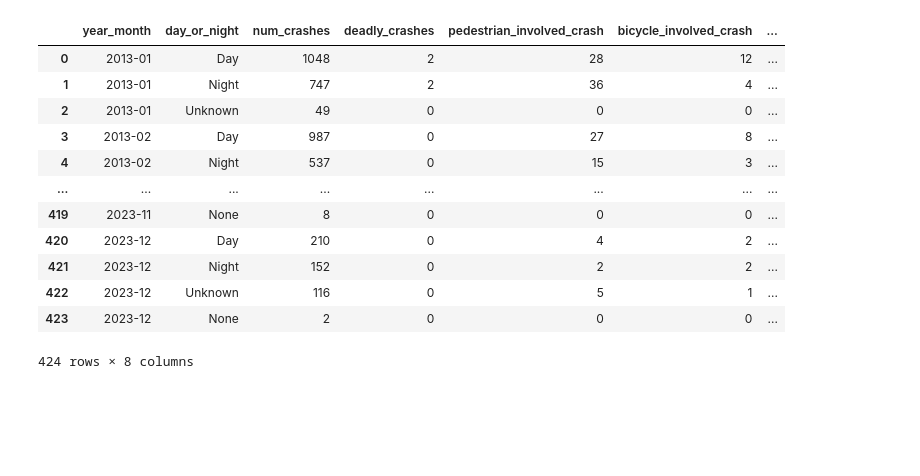
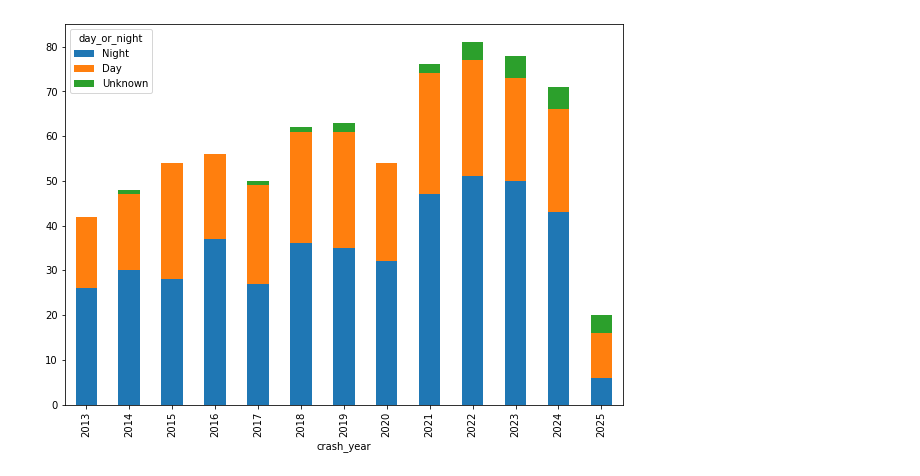
Before and after one commit to devinbrady/denver-street-data, a Jupyter notebook: notebooks/Day_vs_Night.ipynb, the cells around one changed output. Cells and saved outputs as stored; diff of their text form; code cells hidden in the pictures; blank space fills up the shorter version.

Commit message:
Crash notes

```diff
--- a/notebooks/Day_vs_Night.ipynb
+++ b/notebooks/Day_vs_Night.ipynb
@@ -48,0 +72,10 @@ crashes_by_year_month_long = pd.read_sql(query, cda.conn)
+# %%
+crashes_day_night = pd.pivot_table(
+    data=crashes_by_year_month_long
+    , columns='day_or_night'
+    , index='crash_year'
+    , values='deadly_crashes'
+    , aggfunc=sum
+    , fill_value=0
+)
+crashes_day_night
@@ -49,16 +98,6 @@ crashes_by_year_month_long = pd.read_sql(query, cda.conn)
 # %%
-crashes_by_year_month_long
+fig, ax = plt.subplots(figsize=(10,7))
+
+_ = crashes_day_night[['Night', 'Day', 'Unknown']].plot(kind='bar', stacked=True, ax=ax)
 # %% [output]
-|  | year_month | day_or_night | num_crashes | deadly_crashes | pedestrian_involved_crash | bicycle_involved_crash | ... |
-| 0 | 2013-01 | Day | 1048 | 2 | 28 | 12 | ... |
-| 1 | 2013-01 | Night | 747 | 2 | 36 | 4 | ... |
-| 2 | 2013-01 | Unknown | 49 | 0 | 0 | 0 | ... |
-| 3 | 2013-02 | Day | 987 | 0 | 27 | 8 | ... |
-| 4 | 2013-02 | Night | 537 | 0 | 15 | 3 | ... |
-| ... | ... | ... | ... | ... | ... | ... | ... |
-| 419 | 2023-11 | None | 8 | 0 | 0 | 0 | ... |
-| 420 | 2023-12 | Day | 210 | 0 | 4 | 2 | ... |
-| 421 | 2023-12 | Night | 152 | 0 | 2 | 2 | ... |
-| 422 | 2023-12 | Unknown | 116 | 0 | 5 | 1 | ... |
-| 423 | 2023-12 | None | 2 | 0 | 0 | 0 | ... |
-424 rows × 8 columns
+[figure, added]
```
Also changed, not shown: parts of 6 cells of this notebook, 12 other files.
